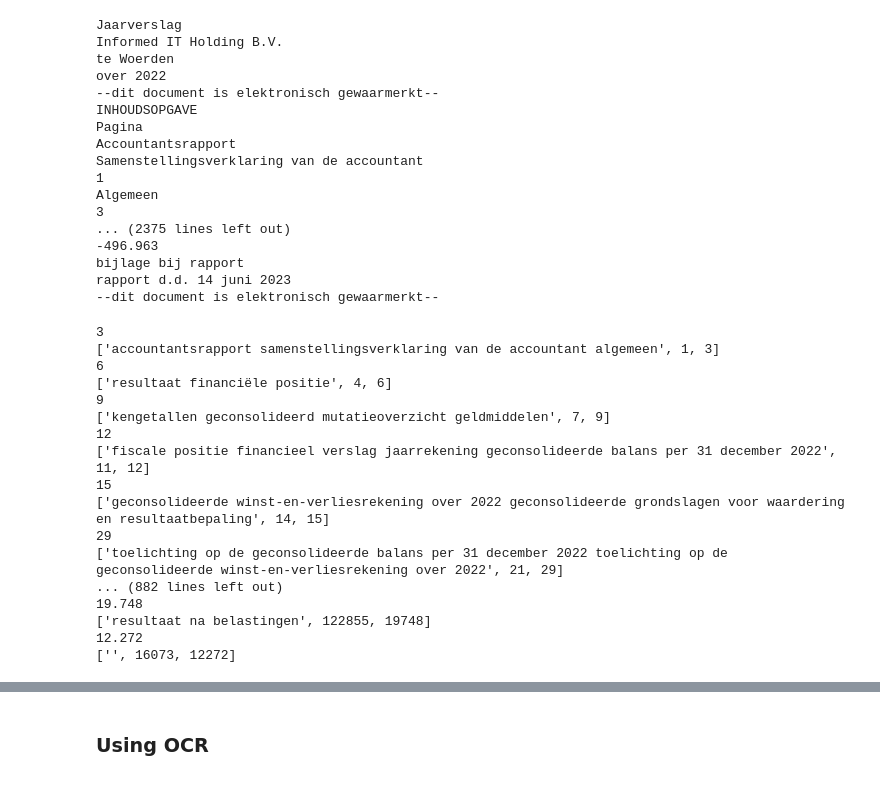
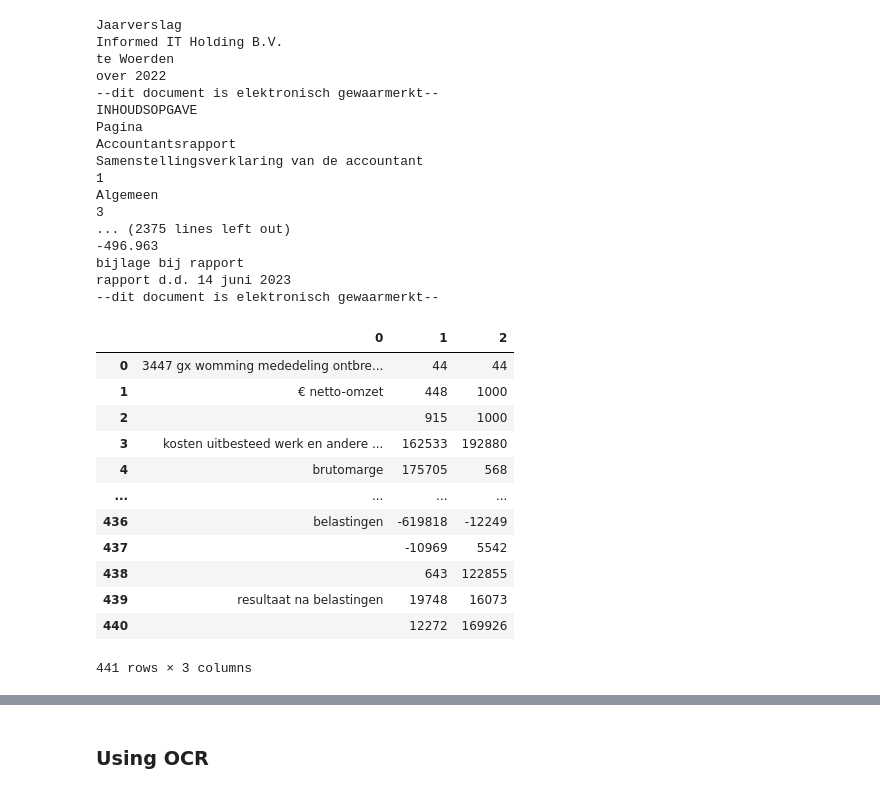
Before and after one commit to markusiewiczj/data-extraction, a Jupyter notebook: text extraction.ipynb, the cells around one changed output, grey strips where cells are left out. Saved outputs shown, nothing was run; the diff lists cells and outputs as text; code cells hidden in the pictures.

Commit message:
improving performance of processing text, fixing inconsistencies

```diff
--- a/text extraction.ipynb
+++ b/text extraction.ipynb
@@ -182,9 +216,9 @@ MAX_DESCRIPTION_LENGTH = 220
 LLM_length=100
 
 def parse_adjusted_financial_text(text):
-    #text = remove_small_numbers(text)
+
     text = remove_empty_lines(text)
-    #text = process_text_with_multipliers(text)
+    text= remove_small_numbers(text)
 
     # Split the text into lines
     lines = text.strip().split("\n")
@@ -207,23 +241,22 @@ def parse_adjusted_financial_text(text):
     for line in lines:
         # Check if line is a description or a value
         maybe_num, is_num = is_number(line)
-
-
-        if is_num and is_year(maybe_num):
+        # skipping over % values to not mistake them for financial records
+        # question czy to dziala wtedy dla wszystkich is num czy tylko dla tych konkretnych??
+        if ends_with_percent(line):
             continue
-        elif ends_with_percent(line):
-            continue
-
-        if is_num:
-            # If it's a digit, it's a value
+        elif is_num:
             if value_year1 == "":
-                # If the first value is not yet set, set it as year1 value
                 value_year1 = maybe_num
             else:
-                print(line)
-                print([current_description.strip().lower(), int(value_year1), int(maybe_num)])
-                parsed_data.append([current_description.strip().lower(), int(value_year1), int(maybe_num)])
-                # Reset the values for the next set of data
+                # Remove thousand separators before converting to float
+                cleaned_value_year1 = value_year1.replace('.', '').replace(',', '.')
+                cleaned_maybe_num = maybe_num.replace('.', '').replace(',', '.')
+                parsed_data.append([
+                    current_description.strip().lower(),
+                    int(float(cleaned_value_year1)),  # Convert to float, then to int
+                    int(float(cleaned_maybe_num))  # Convert to float, then to int
+                ])
                 current_description = ""
                 value_year1 = ""
                 no_numeric_data_on_page = False
@@ -251,31 +284,25 @@ def parse_adjusted_financial_text(text):
 
     # Convert the parsed data into a DataFrame
     return pd.DataFrame(parsed_data), misc_text_data
-    #return pd.DataFrame(parsed_data, columns=['Description', 'Year 1 EUR', 'Year 2 EUR']), misc_text_data
 # %%
 # Parse the adjusted text data
 df_parsed, misc_text_data = parse_adjusted_financial_text(processed_text)
 
 # Display the parsed DataFrame
-#display(df_parsed)
-
+display(df_parsed)
 # df_parsed.to_csv('parsed_data.csv', index=False)
 # %% [output]
+|  | 0 | 1 | 2 |
+| 0 | 3447 gx womming mededeling ontbre... | 44 | 44 |
+| 1 | € netto-omzet | 448 | 1000 |
+| 2 |  | 915 | 1000 |
+| 3 | kosten uitbesteed werk en andere ... | 162533 | 192880 |
+| 4 | brutomarge | 175705 | 568 |
+| ... | ... | ... | ... |
+| 436 | belastingen | -619818 | -12249 |
+| 437 |  | -10969 | 5542 |
+| 438 |  | 643 | 122855 |
+| 439 | resultaat na belastingen | 19748 | 16073 |
+| 440 |  | 12272 | 169926 |
-3
-['accountantsrapport samenstellingsverklaring van de accountant algemeen', 1, 3]
-6
-['resultaat financiële positie', 4, 6]
-9
-['kengetallen geconsolideerd mutatieoverzicht geldmiddelen', 7, 9]
-12
-['fiscale positie financieel verslag jaarrekening geconsolideerde balans per 31 december 2022', 11, 12]
-15
-['geconsolideerde winst-en-verliesrekening over 2022 geconsolideerde grondslagen voor waardering en resultaatbepaling', 14, 15]
-29
-['toelichting op de geconsolideerde balans per 31 december 2022 toelichting op de geconsolideerde winst-en-verliesrekening over 2022', 21, 29]
-... (882 lines left out)
-19.748
-['resultaat na belastingen', 122855, 19748]
-12.272
-['', 16073, 12272]
+441 rows × 3 columns
 # %%
```
Also changed, not shown: parts of 4 cells of this notebook.
